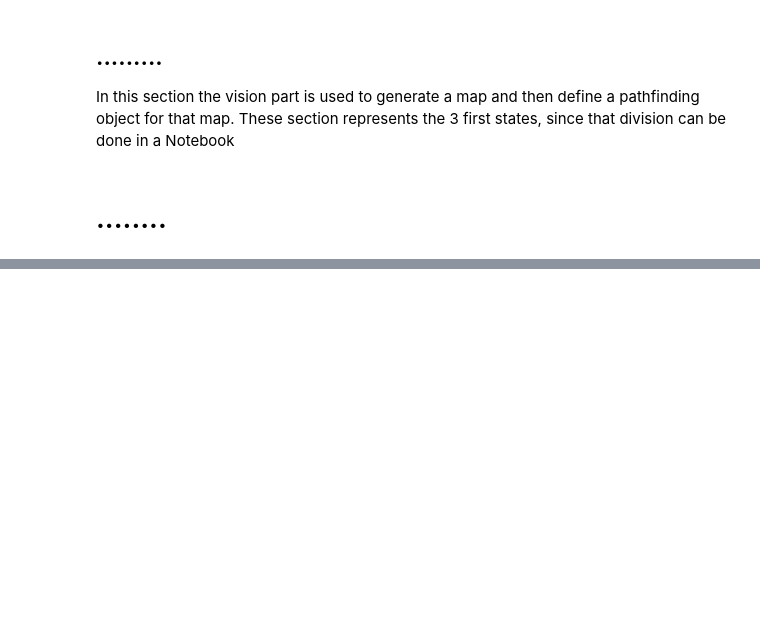
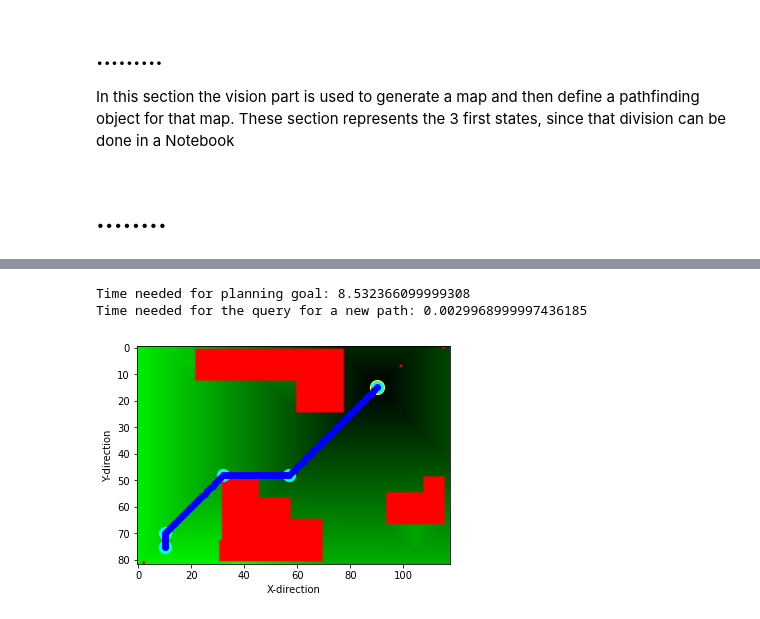
Before and after one commit to micht1/publicmobileRobotics, a Jupyter notebook: roboticsProject.ipynb, the cells around one changed output, grey strips where cells are left out. Cells and saved outputs as stored; diff of their text form; code cells hidden in the pictures; blank space fills up the shorter version.

```diff
--- a/roboticsProject.ipynb
+++ b/roboticsProject.ipynb
@@ -217,0 +333,64 @@ plt.show()
+# %%
+#imports needed to run pathplanning
+import os
+import numpy as np
+import matplotlib.pyplot as plt
+from matplotlib import colors
+from PIL import Image
+import sys
+import time
+from timeit import default_timer as timer
+
+#import pathplanning class
+sys.path.insert(0, os.path.join(os.getcwd(), 'src'))
+from pathPlanning import pathPlaning
+
+#load a testing map from image and convert it into a numpy array
+#(based on: https://www.pluralsight.com/guides/importing-image-data-into-numpy-arrays)
+pil_imgray = Image.open('Images/obstaclesTestMap.jpg').convert('LA')
+img = np.array(list(pil_imgray.getdata(band=0)), float)
+img.shape = (pil_imgray.size[1], pil_imgray.size[0])
+img=img<200
+occupancyGrid=img.astype(int)
+plt.imshow(occupancyGrid)
+##generate pathplanning object for the occupancy grid generated by the testmap
+pathPlanner=pathPlaning(occupancyGrid.copy(),1,1)#occipied cells are marked with a 1 and 1 cm per pixel
+
+#--set goal
+startTimer=timer()    #execution time when goal is set once
+#set goal
+goal=np.array([90,15])
+pathPlanner.setGoal(goal)
+
+endTimer=timer()
+print("Time needed for planning goal:",endTimer-startTimer)
+#---set path
+startTimer=timer()
+start=np.array([10,75])
+pathPlanner.setStart(start)
+endTimer=timer()
+print("Time needed for the query for a new path:",endTimer-startTimer)
+
+#--- get unoptimized path
+unoptimizedPath=pathPlanner.getPath()
+#-- get optimized Path
+optimizedPath=pathPlanner.getOptimizedPath()
+#--- draw all the components onto the same picture
+
+#make the distance map visible
+distanceGrid=pathPlanner.getDistanceMap()
+fillUp=np.zeros_like(occupancyGrid)#helper to make picture 3 colors
+maxValue=np.amax(distanceGrid.transpose())   # normalize values to fit into picture
+#create picture to show  map and distance map
+pic=np.dstack((occupancyGrid,np.divide(distanceGrid,maxValue),fillUp))
+plt.imshow(pic)
+plt.scatter(goal[0],goal[1],marker="o", color = 'yellow',s=200)
+plt.xlabel('X-direction')
+plt.ylabel('Y-direction')
+plt.plot(unoptimizedPath[0], unoptimizedPath[1], marker="o", color = 'blue');
+plt.scatter(optimizedPath[0],optimizedPath[1], marker="o", color = 'cyan',s=150)
+plt.show()
+# %% [output]
+Time needed for planning goal: 8.532366099999308
+Time needed for the query for a new path: 0.0029968999997436185
+[figure, added]
```
Also changed, not shown: parts of 28 cells of this notebook, 2 other files.
